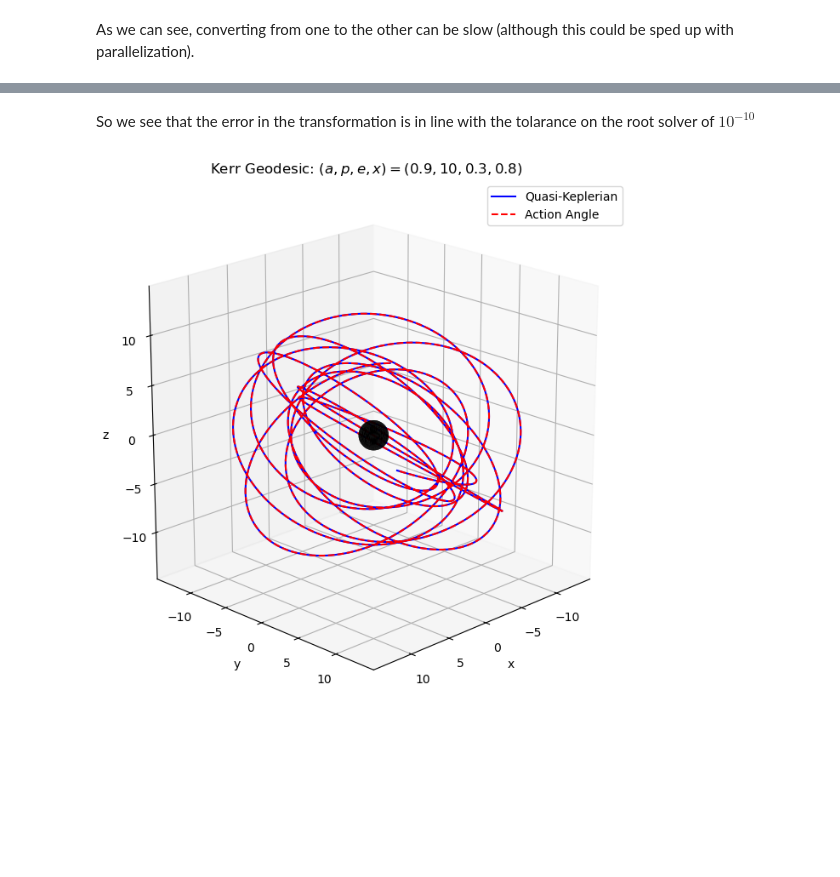
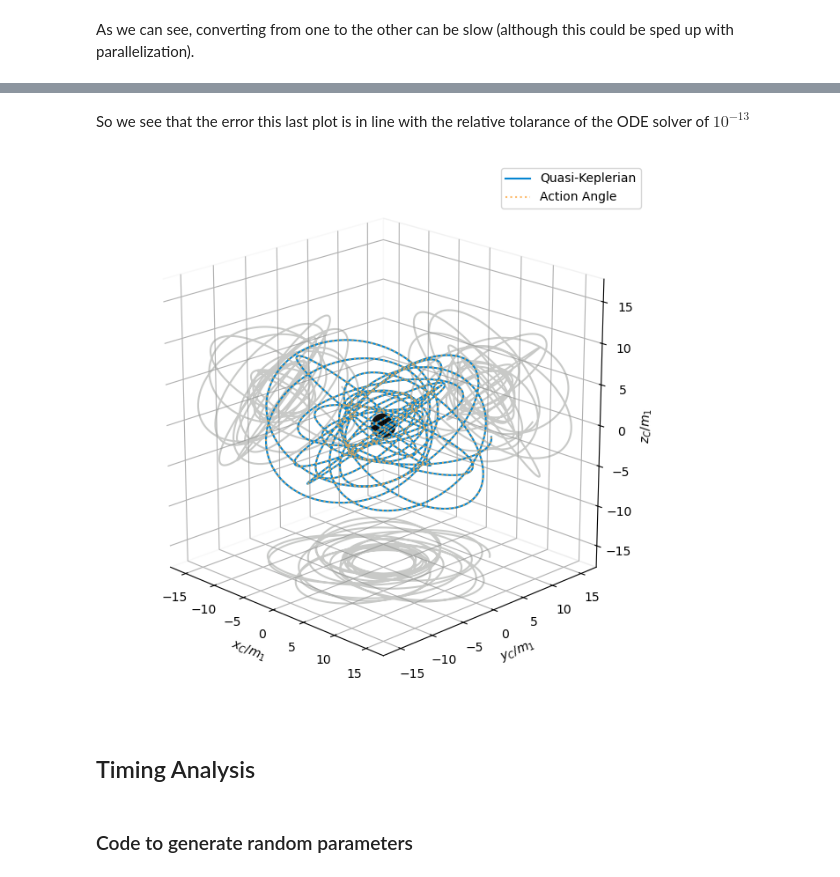
Before and after one commit to Philip-Lynch/KerrOrbitalAngleConversion, a Jupyter notebook: examples/example.ipynb, the cells around one changed output, grey strips where cells are left out. Cells and saved outputs as stored; diff of their text form; code cells hidden in the pictures; blank space fills up the shorter version.

Commit message:
Updated code after timing study

```diff
--- a/examples/example.ipynb
+++ b/examples/example.ipynb
@@ -70,14 +74,14 @@ We now want to demonstrate how this would work for a geodesic trajectory
 # %%
 # Parameters
 a = 0.9
-p = 10
-e = 0.3
-x = 0.8
+p = 7
+e = 0.5
+x = 0.75
 
 # Initial Conditions
-psi0 = 1.2
-chi0 = 0.5
-phi0 = 10
+psi0 = 2.7
+chi0 = 1.8
+phi0 = 0.9
 # %% [markdown]
 We first must define the Quasi-Keplerian Equations of Motion
 # %%
@@ -94,6 +98,6 @@ And now we solve them numerically
 initial_conditions = [psi0,chi0,phi0]
 
 # Time span for the solution
-t_span = (0, 2500)
+t_span = (0, 3000)
 # %%
 time = perf_counter()
@@ -166,0 +177,2 @@ As we can see, converting from one to the other can be slow (although this could
+# %%
+plotColors = ['xkcd:cerulean','xkcd:light orange','xkcd:green','xkcd:red','xkcd:purple','xkcd:grey' ]
@@ -192,5 +398,5 @@ plt.show()
 # %% [markdown]
-So we see that the error in the transformation is in line with the tolarance on the root solver of $10^{-10}$
+So we see that the error this last plot is in line with the relative tolarance of the ODE solver of $10^{-13}$
 # %%
 def Radial_Coordinate(p,e,psi):
     return p/(1 + e * np.cos(psi))
@@ -221,46 +427,69 @@ rBH = 1 + np.sqrt(1 - a*a)
 thetaBH = np.linspace(0,  np.pi, 100)
 phiBH = np.linspace(0, 2 * np.pi, 100)
 thetaBH, phiBH = np.meshgrid(thetaBH, phiBH)
 
 # Parametric equations for the BH
 xBH = rBH * np.sin(thetaBH) * np.cos(phiBH)
 yBH = rBH * np.sin(thetaBH) * np.sin(phiBH)
 zBH = rBH * np.cos(thetaBH)
 
 
 
 # Create a new figure
-fig = plt.figure(figsize=(12,8))
+fig = plt.figure(figsize=(8,8))
 
 # Add a 3D subplot
 ax = fig.add_subplot(111, projection='3d')
 
 # Plot the parametric BH
-ax.plot_surface(xBH, yBH, zBH, color='black', edgecolor='none')
+ax.plot_surface(xBH, yBH, zBH, color='black', edgecolor='none',zorder=3)
 
 # Plot the trajectories
-ax.plot(x_coord, y_coord, z_coord, label='Quasi-Keplerian', color='blue')
-ax.plot(x_coord, y_coord, z_coord, label='Action Angle', color = 'red', linestyle='dashed')
+ax.plot(x_coord, y_coord, z_coord, label='Quasi-Keplerian', color=plotColors[0],alpha=1,zorder=3)
+ax.plot(x_coord_from_AA, y_coord_from_AA, z_coord_from_AA, label='Action Angle', color=plotColors[1], linestyle='dotted',alpha=0.8,zorder=3)
+
+pltMin = -p/(1 - e)-3
+pltMax = p/(1 - e)+3
+
+#ax.plot(x_coord, y_coord, np.full(len(t),pltMin), color=plotColors[5], zorder=5, alpha=0.5)
+#ax.plot(x_coord, np.full(len(t),pltMin), z_coord, color=plotColors[5], zorder=4, alpha=0.5)
+#ax.plot(np.full(len(t),pltMax), y_coord, z_coord, color=plotColors[5], zorder=3, alpha=0.5)
+
+ax.plot(x_coord, y_coord,zs = pltMin, zdir='z', color=plotColors[5],alpha=0.5)
+ax.plot(x_coord, z_coord,zs = pltMax, zdir='y', color=plotColors[5],alpha=0.5)
+ax.plot(y_coord, z_coord,zs = pltMin, zdir='x', color=plotColors[5],alpha=0.5)
+#ax.plot(x_coord, y_coord, z_coord, zdir='z')
+
+# Add labels
+ax.set_xlabel('$x_C/m_1$')
+ax.set_ylabel('$y_C/m_1$')
+ax.set_zlabel('$z_C/m_1$')
+#ax.set_title('Kerr Geodesic: $(a,p,e,x) = (0.9,10,0.3,0.8)$')
 
 
 
-# Add labels
-ax.set_xlabel('x')
-ax.set_ylabel('y')
-ax.set_zlabel('z')
-ax.set_title('Kerr Geodesic: $(a,p,e,x) = (0.9,10,0.3,0.8)$')
+ax.set_xlim([pltMin, pltMax])
+ax.set_ylim([pltMin, pltMax])
+ax.set_zlim([pltMin, pltMax])
 
-ax.set_xlim([-p/(1 - e), p/(1 - e)])
-ax.set_ylim([-p/(1 - e), p/(1 - e)])
-ax.set_zlim([-p/(1 - e), p/(1 - e)])
+ax.view_init(elev = 20, azim = -45)
 
-ax.view_init(elev = 20, azim = 45)
-
-ax.set_box_aspect([1, 1, 1])  # Equal aspect ratio for all axes
+ax.set_box_aspect([1, 1, 1], zoom=0.95)  # Equal aspect ratio for all axes
 # Show the legend
 ax.legend()
+ax.grid()
+ax.xaxis.pane.fill = False
+ax.yaxis.pane.fill = False
+ax.zaxis.pane.fill = False
+
+# Save Plot
+plt.savefig("../figures/TrajectoryVisualization.pdf",format="pdf", bbox_inches="tight" )
 
 # Display the plot
 plt.show()
 # %% [output]
-[figure, old version]
+[figure, new version]
+# %% [markdown]
+## Timing Analysis
+# %% [markdown]
+### Code to generate random parameters
```
Also changed, not shown: parts of 29 cells of this notebook, 3 other files.
